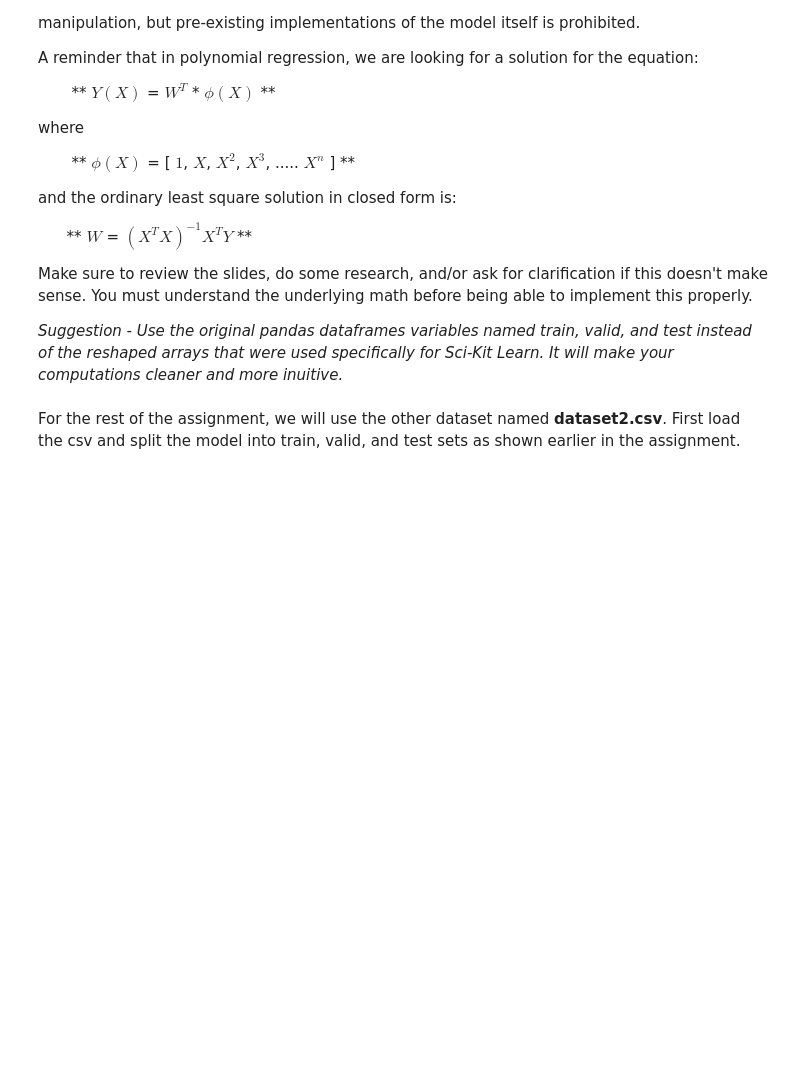
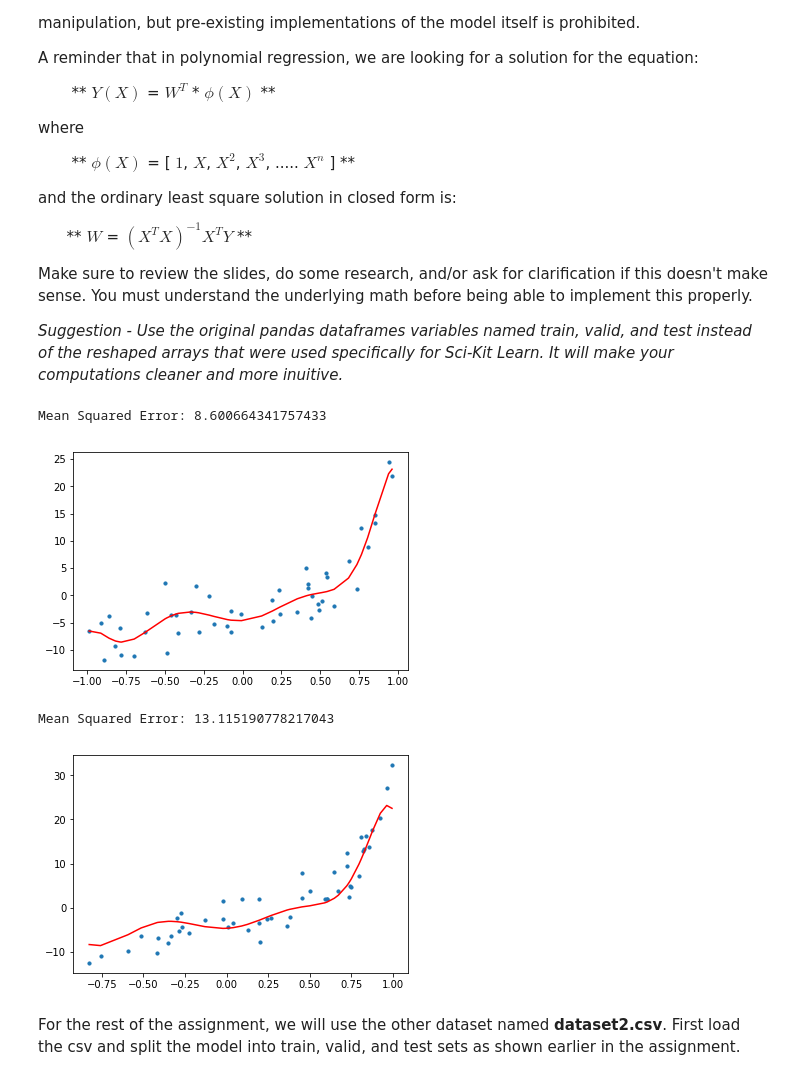
Before and after one commit to tiff-wang/TechX-homework-solutions, a Jupyter notebook: Assignment-Solutions/Assignment4/Assignment4-LinearRegression.ipynb, the cells around one changed output. Saved outputs shown, nothing was run; the diff lists cells and outputs as text; code cells hidden in the pictures; blank space fills up the shorter version.

```diff
--- a/Assignment-Solutions/Assignment4/Assignment4-LinearRegression.ipynb
+++ b/Assignment-Solutions/Assignment4/Assignment4-LinearRegression.ipynb
@@ -170,12 +214,42 @@ Make sure to review the slides, do some research, and/or ask for clarification i
 *Suggestion - Use the original pandas dataframes variables named train, valid, and test instead of the reshaped arrays that were used specifically for Sci-Kit Learn. It will make your computations cleaner and more inuitive.*
 # %%
 ### YOUR CODE HERE - Create the polynomial matrix ϕ(X)
+def poly_matrix(X):
+    phi=[]
+    for x in X:
+        phi.append([1,x,x**2,x**3,x**4,x**5,x**6,x**7,x**8,x**9,x**10])
+    return np.matrix(phi)
 
 ### YOUR CODE HERE - Find the weighted matrix W
+def findW(X,Y):
+    K=np.transpose(poly_matrix(X))*poly_matrix(X)
+    return np.linalg.inv(K)*np.transpose(poly_matrix(X))*np.transpose(np.matrix(Y))
 
 ### YOUR CODE HERE - Make predictions on the training set and calculate the root mean squared error. Plot the results.
+train_x=train[0]
+train_y=train[1]
+W=findW(train_x,train_y)
+train_y_pre=poly_matrix(train_x)*W
+mse = mean_squared_error(train_y, train_y_pre)
+print("Mean Squared Error: {}".format(mse))
+plt.scatter(train_x, train_y, s=10)
+plt.plot(train_x, train_y_pre, color='r')
+plt.show()
 
 ### YOUR CODE HERE - Make predictions on the validation set and calculate the mean squared error. Plot the results.
+valid_x=valid[0]
+valid_y=valid[1]
+valid_y_pre=poly_matrix(valid_x)*W
+mse = mean_squared_error(valid_y, valid_y_pre)
+print("Mean Squared Error: {}".format(mse))
+plt.scatter(valid_x, valid_y, s=10)
+plt.plot(valid_x, valid_y_pre, color='r')
+plt.show()
+# %% [output]
+Mean Squared Error: 8.600664341757433
+[figure, added]
+Mean Squared Error: 13.115190778217043
+[figure, added]
 # %% [markdown]
 For the rest of the assignment, we will use the other dataset named **dataset2.csv**. First load the csv and split the model into train, valid, and test sets as shown earlier in the assignment.
 # %%
```
Also changed, not shown: parts of 11 cells of this notebook.
